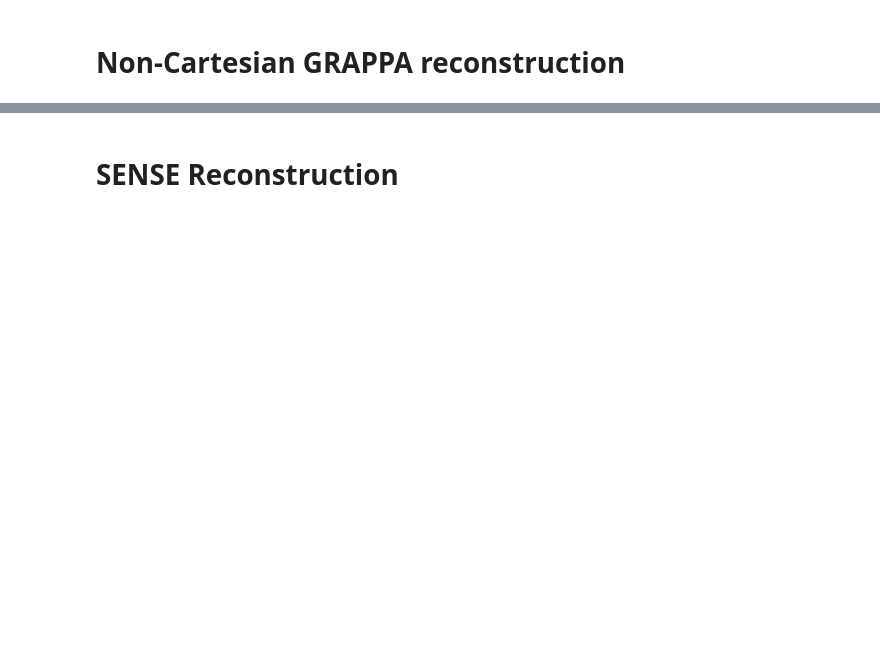
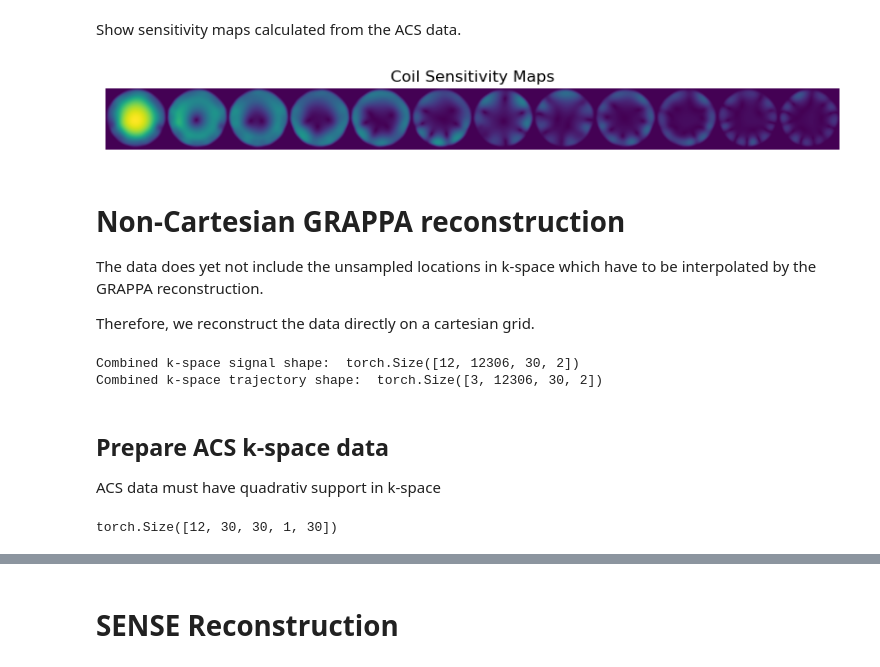
Before and after one commit to jumri-project/juart, a Jupyter notebook: examples/NonCartesianGrappa/ncgrappa_meas_spiral.ipynb, the cells around one changed output, grey strips where cells are left out. Drawn from its saved outputs; the diff is of its cells as text; code cells hidden in the pictures; blank space fills up the shorter version.

Commit message:
Add examples for non-cartesian grappa

```diff
--- a/examples/NonCartesianGrappa/ncgrappa_meas_spiral.ipynb
+++ b/examples/NonCartesianGrappa/ncgrappa_meas_spiral.ipynb
@@ -58,10 +88,0 @@ for ax in axes:
-# %%
-ksp_acs = torch.from_numpy(spiral_dset["acs/data_comp"][:])
-coil_sens = torch.from_numpy(spiral_dset["acs/sens_maps"][:])
-
-# Bring to Juart format
-ksp_acs = ksp_acs.moveaxis(3, 0)  # Move coil dimension to the front
-coil_sens = coil_sens.moveaxis(3, 0)  # Move coil dimension to the front
-
-print("Shape of ksp_acs:", ksp_acs.shape)
-print("Shape of coil_sens:", coil_sens.shape)
@@ -68,44 +113,61 @@ print("Shape of coil_sens:", coil_sens.shape)
+# %% [markdown]
+Show sensitivity maps calculated from the ACS data.
 # %%
-fig = plt.figure(figsize=(6, 5))
-ax = fig.add_subplot()
+fig, ax = plt.subplots(figsize=(10, 5))
 
 ax.set_title("Coil Sensitivity Maps")
 ax.imshow(
-    torch.abs(coil_sens[..., 0, num_slc // 2].reshape(-1, coil_sens.shape[2]).T),
+    torch.abs(coil_sens[..., 0, n_center_slc].reshape(-1, coil_sens.shape[2]).T),
 )
+ax.set_axis_off()
+plt.show()
+# %% [output]
+[figure, added]
 # %% [markdown]
 # Non-Cartesian GRAPPA reconstruction
+
+The data does yet not include the unsampled locations in k-space which have to be interpolated by the GRAPPA reconstruction.
+
+Therefore, we reconstruct the data directly on a cartesian grid.
 # %%
-# Reconstruct to a cartesian grid
-
-xs = torch.linspace(-0.5, 0.5, steps=matrix[0])
-ys = torch.linspace(-0.5, 0.5, steps=matrix[1])
+# Create a cartesian grid in k-space
+xs = torch.arange(-matrix[0] // 2, matrix[0] // 2, device=device, dtype=torch.float32)
+ys = torch.arange(-matrix[1] // 2, matrix[1] // 2, device=device, dtype=torch.float32)
 x, y = torch.meshgrid(xs, ys, indexing="xy")
-
 grid = torch.stack([x, y], dim=0)
 
+# Ravel grid and repeat for slices and echoes
 grid_ravel = grid.reshape(2, -1, 1, 1).repeat(1, 1, num_slc, num_eco)
-
 grid_samples = torch.zeros(
-    (num_cha, *grid_ravel.shape[1:]), dtype=torch.complex64, device=ksp_spiral.device
+    (num_cha, *grid_ravel.shape[1:]), dtype=torch.complex64, device=device
 )
 
-# Combine ksp and ktraj of spiral and cartesian data
-
-# Append sampling mask
+# Add a sampling mask containing zeros for the cartesian sample points to calibrate
 grid_ravel = torch.cat(
-    [grid_ravel, torch.zeros(1, *grid_ravel.shape[1:], device=grid_ravel.device)],
+    [grid_ravel, torch.zeros(1, *grid_ravel.shape[1:], device=device)],
     dim=0,
 )
 
-ktraj_comb = torch.cat(
-    [ktraj_spiral, torch.ones(1, *ktraj_spiral.shape[1:], device=ktraj_spiral.device)],
+# Add a sampling mask containing ones for the measured spiral sample points.
+ktraj_comb_grid = torch.cat(
+    [ktraj_spiral, torch.ones(1, *ktraj_spiral.shape[1:], device=device)],
     dim=0,
 )
 
 # Combine ktraj
-ktraj_comb = torch.cat([ktraj_comb, grid_ravel], dim=1)
+ktraj_comb_grid = torch.cat([ktraj_comb_grid, grid_ravel], dim=1)
 
 # Combine ksp
-ksp_comb = torch.cat([ksp_spiral, grid_samples], dim=1)
+ksp_comb_grid = torch.cat([ksp_spiral, grid_samples], dim=1)
+
+
+print("Combined k-space signal shape: ", ksp_comb_grid.shape)
+print("Combined k-space trajectory shape: ", ktraj_comb_grid.shape)
+# %% [output]
+Combined k-space signal shape:  torch.Size([12, 12306, 30, 2])
+Combined k-space trajectory shape:  torch.Size([3, 12306, 30, 2])
+# %% [markdown]
+## Prepare ACS k-space data
+
+ACS data must have quadrativ support in k-space
 # %%
@@ -115,0 +177,4 @@ ksp_acs = resize(ksp_acs, size=(30, 30), dims=(1, 2))
+# %%
+ksp_acs.shape
+# %% [output]
+torch.Size([12, 30, 30, 1, 30])
```
Also changed, not shown: parts of 31 cells of this notebook, 2 other files.
